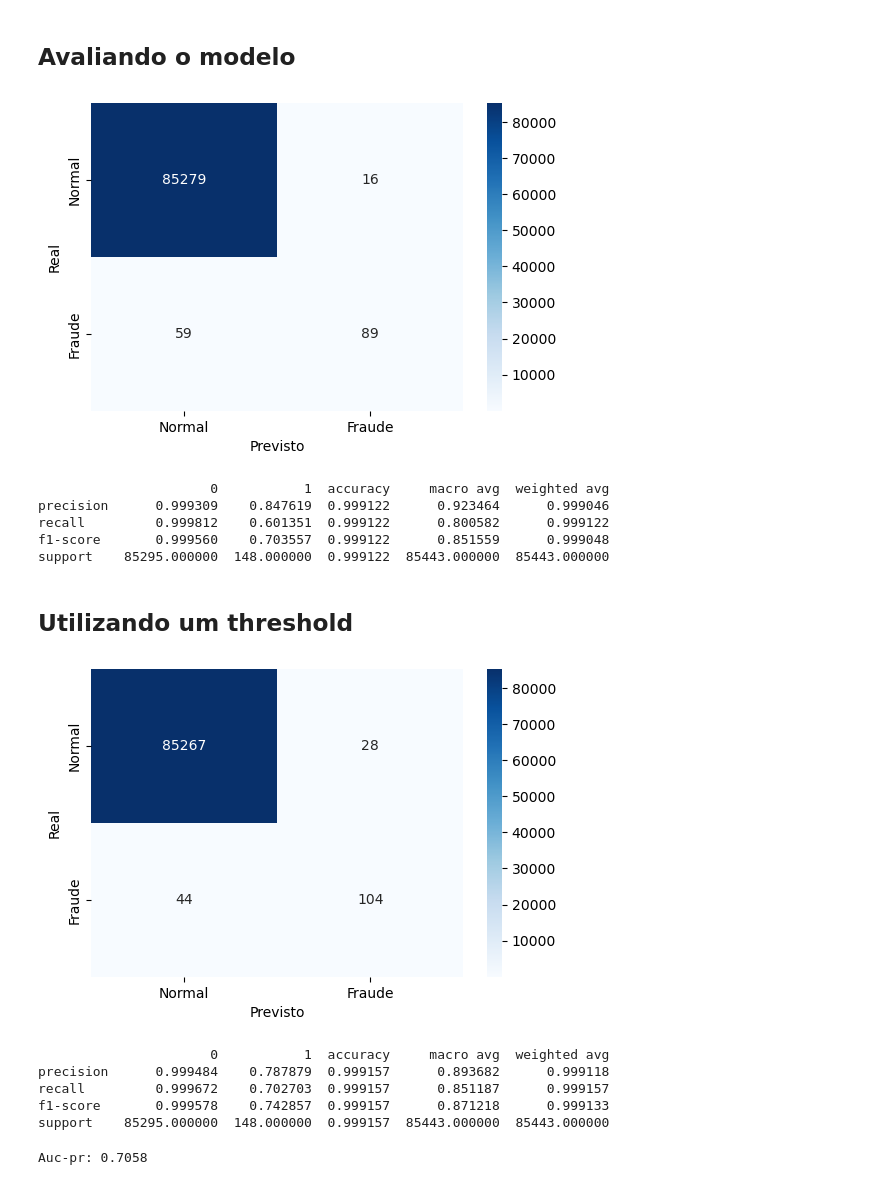
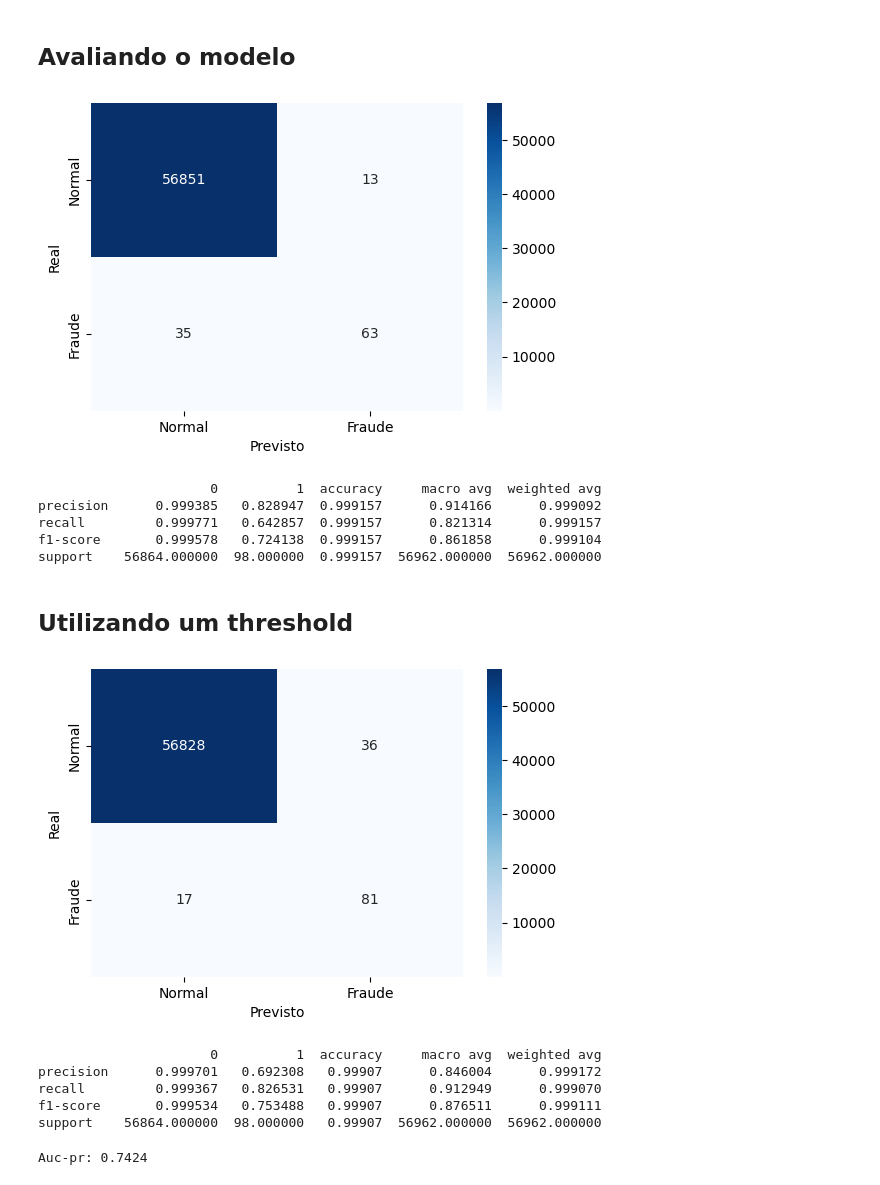
Before and after one commit to ra230537/portifolio-ia, a Jupyter notebook: Avaliação de crédito/Abordagem 2.ipynb, the cells around one changed output. Saved outputs shown, nothing was run; the diff lists cells and outputs as text; code cells hidden in the pictures.

```diff
--- a/Avaliação de crédito/Abordagem 2.ipynb
+++ b/Avaliação de crédito/Abordagem 2.ipynb
@@ -114,29 +64,30 @@ def avaliar_modelo(y_test, y_pred):
 # %%
 # Preparação dos dados
 ## Separação das variáveis
+# df = df[important_features]
 X = df.drop(columns=['Class'])
 y = df['Class']
 ## Normalização
 scaler = StandardScaler()
 X_scaled = scaler.fit_transform(X)
 
 ## Divisão treino e teste
-X_train, X_test, y_train, y_test = train_test_split(X_scaled, y, test_size=0.3, random_state=42, stratify=y)
+X_train, X_test, y_train, y_test = train_test_split(X_scaled, y, test_size=0.2, random_state=42, stratify=y)
 
 # Treinando o modelo e Avaliando desempenho
 model = LogisticRegression(random_state=42)
 model.fit(X_train, y_train)
 
 ## Fazendo o modelo funcionar
 y_pred = model.predict(X_test)
 avaliar_modelo(y_test, y_pred)
 # %% [output]
-[figure, old version]
+[figure, new version]
-                      0           1  accuracy     macro avg  weighted avg
-precision      0.999309    0.847619  0.999122      0.923464      0.999046
-recall         0.999812    0.601351  0.999122      0.800582      0.999122
-f1-score       0.999560    0.703557  0.999122      0.851559      0.999048
-support    85295.000000  148.000000  0.999122  85443.000000  85443.000000
+                      0          1  accuracy     macro avg  weighted avg
+precision      0.999385   0.828947  0.999157      0.914166      0.999092
+recall         0.999771   0.642857  0.999157      0.821314      0.999157
+f1-score       0.999578   0.724138  0.999157      0.861858      0.999104
+support    56864.000000  98.000000  0.999157  56962.000000  56962.000000
 # %% [markdown]
 ## Utilizando um threshold
 # %%
@@ -149,7 +100,7 @@ scaler = StandardScaler()
 X_scaled = scaler.fit_transform(X)
 
 ## Divisão treino e teste
-X_train, X_test, y_train, y_test = train_test_split(X_scaled, y, test_size=0.3, random_state=42, stratify=y)
+X_train, X_test, y_train, y_test = train_test_split(X_scaled, y, test_size=0.2, random_state=42, stratify=y)
 
 # Treinando o modelo e Avaliando desempenho
 model = LogisticRegression(random_state=42)
@@ -161,21 +112,18 @@ f1 = 2 * ( precision * recall) / (precision + recall)
 best_threshold_idx = f1.argmax()
 best_threshold = thresholds[best_threshold_idx]
 
-# Fazer a previsão das probabilidades
-y_probs = model.predict_proba(X_test)[:,1]
-
 y_pred_threshold = (y_probs >= best_threshold).astype(int)
 
 avaliar_modelo(y_test, y_pred_threshold)
 # %% [output]
-[figure, old version]
+[figure, new version]
-                      0           1  accuracy     macro avg  weighted avg
-precision      0.999484    0.787879  0.999157      0.893682      0.999118
-recall         0.999672    0.702703  0.999157      0.851187      0.999157
-f1-score       0.999578    0.742857  0.999157      0.871218      0.999133
-support    85295.000000  148.000000  0.999157  85443.000000  85443.000000
+                      0          1  accuracy     macro avg  weighted avg
+precision      0.999701   0.692308   0.99907      0.846004      0.999172
+recall         0.999367   0.826531   0.99907      0.912949      0.999070
+f1-score       0.999534   0.753488   0.99907      0.876511      0.999111
+support    56864.000000  98.000000   0.99907  56962.000000  56962.000000
 # %%
-auc_pr = auc(recall, precision)
+auc_pr = average_precision_score(y_test, y_probs)
 print(f'Auc-pr: {auc_pr:.4f}')
 # %% [output]
-Auc-pr: 0.7058
+Auc-pr: 0.7424
```
Also changed, not shown: parts of 8 cells of this notebook, 22 other files.
